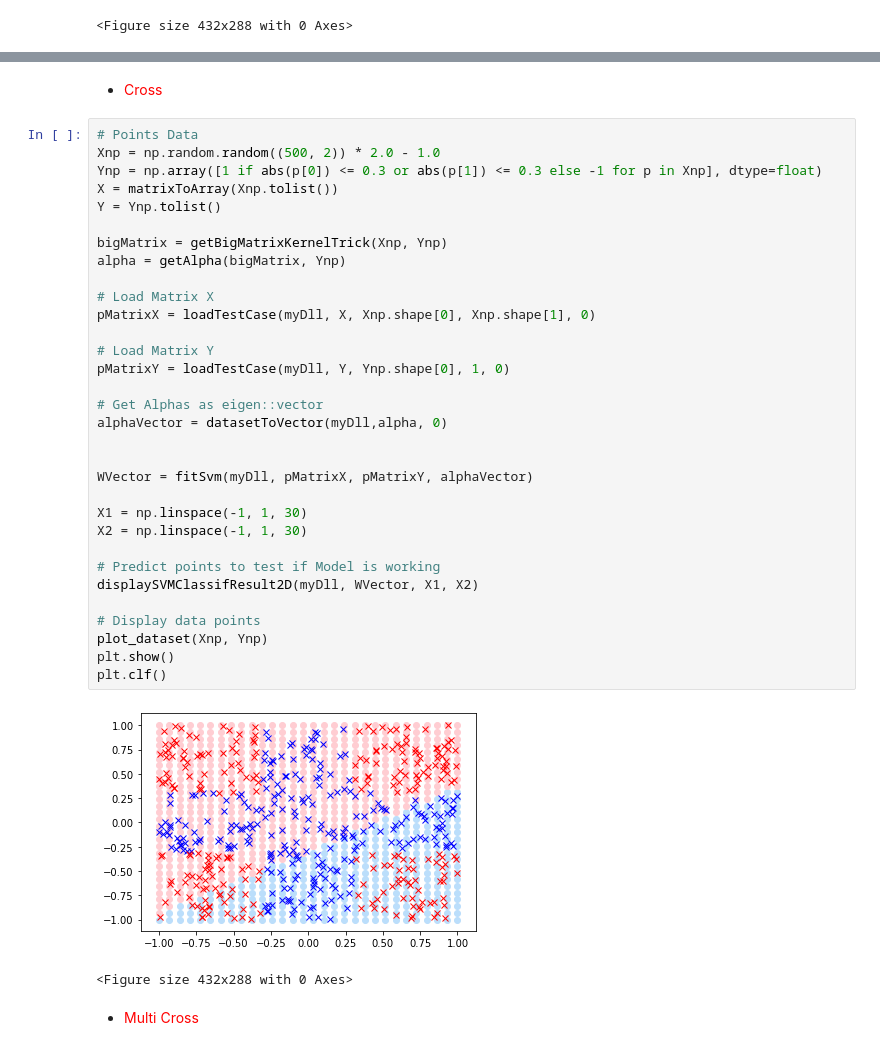
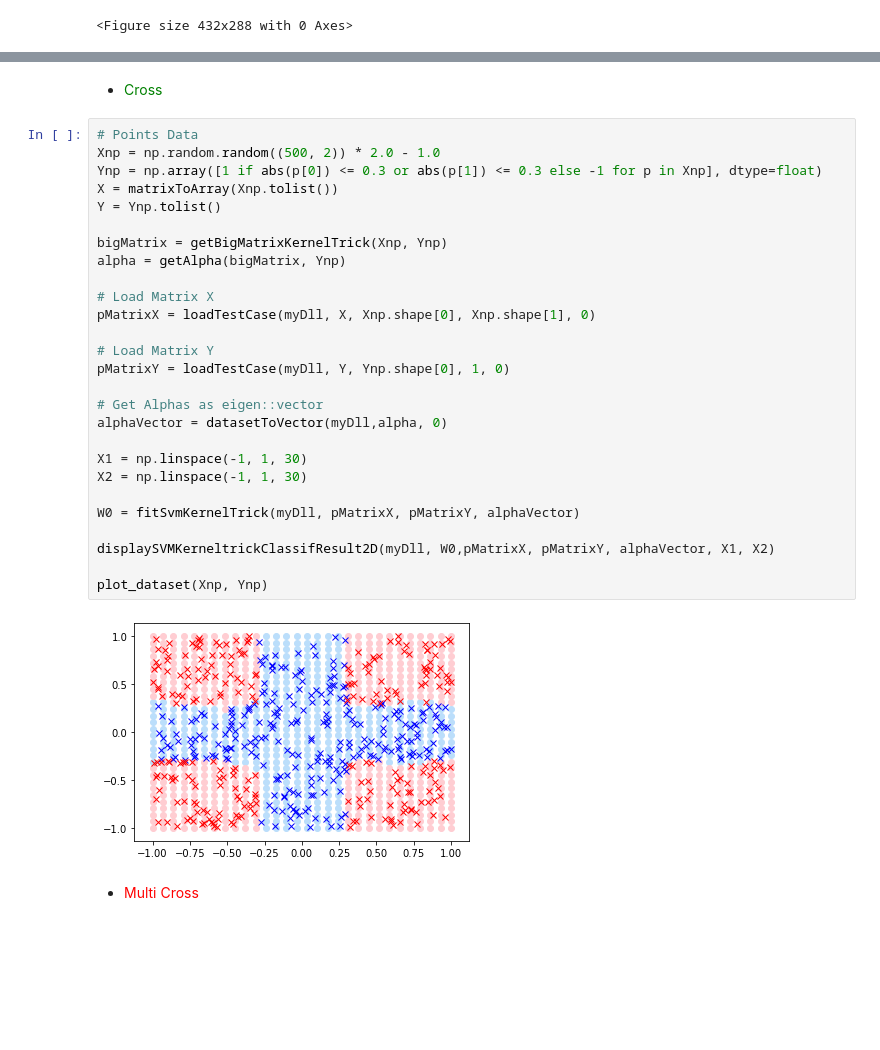
Before and after one commit to HadarakDev/ProjetAnnuel3IBD, a Jupyter notebook: projet/python/jupyter/testSvm.ipynb, the cells around one changed output, grey strips where cells are left out. Drawn from its saved outputs; the diff is of its cells as text; blank space fills up the shorter version.

Commit message:
fix kernel trick & update jupyter with kernel trick

```diff
--- a/projet/python/jupyter/testSvm.ipynb
+++ b/projet/python/jupyter/testSvm.ipynb
@@ -185,40 +250,34 @@ plt.clf()
 # %% [markdown]
-- <font color=red>Cross</font>
+- <font color=green>Cross</font>
 # %%
 # Points Data
 Xnp = np.random.random((500, 2)) * 2.0 - 1.0
 Ynp = np.array([1 if abs(p[0]) <= 0.3 or abs(p[1]) <= 0.3 else -1 for p in Xnp], dtype=float)
 X = matrixToArray(Xnp.tolist())
 Y = Ynp.tolist()
 
 bigMatrix = getBigMatrixKernelTrick(Xnp, Ynp)
 alpha = getAlpha(bigMatrix, Ynp)
 
 # Load Matrix X
 pMatrixX = loadTestCase(myDll, X, Xnp.shape[0], Xnp.shape[1], 0)
 
 # Load Matrix Y
 pMatrixY = loadTestCase(myDll, Y, Ynp.shape[0], 1, 0)
 
 # Get Alphas as eigen::vector
 alphaVector = datasetToVector(myDll,alpha, 0)
 
-
-WVector = fitSvm(myDll, pMatrixX, pMatrixY, alphaVector)
-
 X1 = np.linspace(-1, 1, 30)
 X2 = np.linspace(-1, 1, 30)
 
-# Predict points to test if Model is working
-displaySVMClassifResult2D(myDll, WVector, X1, X2)
+W0 = fitSvmKernelTrick(myDll, pMatrixX, pMatrixY, alphaVector)
 
-# Display data points
+displaySVMKerneltrickClassifResult2D(myDll, W0,pMatrixX, pMatrixY, alphaVector, X1, X2)
+
 plot_dataset(Xnp, Ynp)
-plt.show()
-plt.clf()
 # %% [output]
-[figure, old version]
+[figure, new version]
-<Figure size 432x288 with 0 Axes>
 # %% [markdown]
 - <font color=red>Multi Cross</font>
 # %%
```
Also changed, not shown: parts of 7 cells of this notebook, 2 other files.
